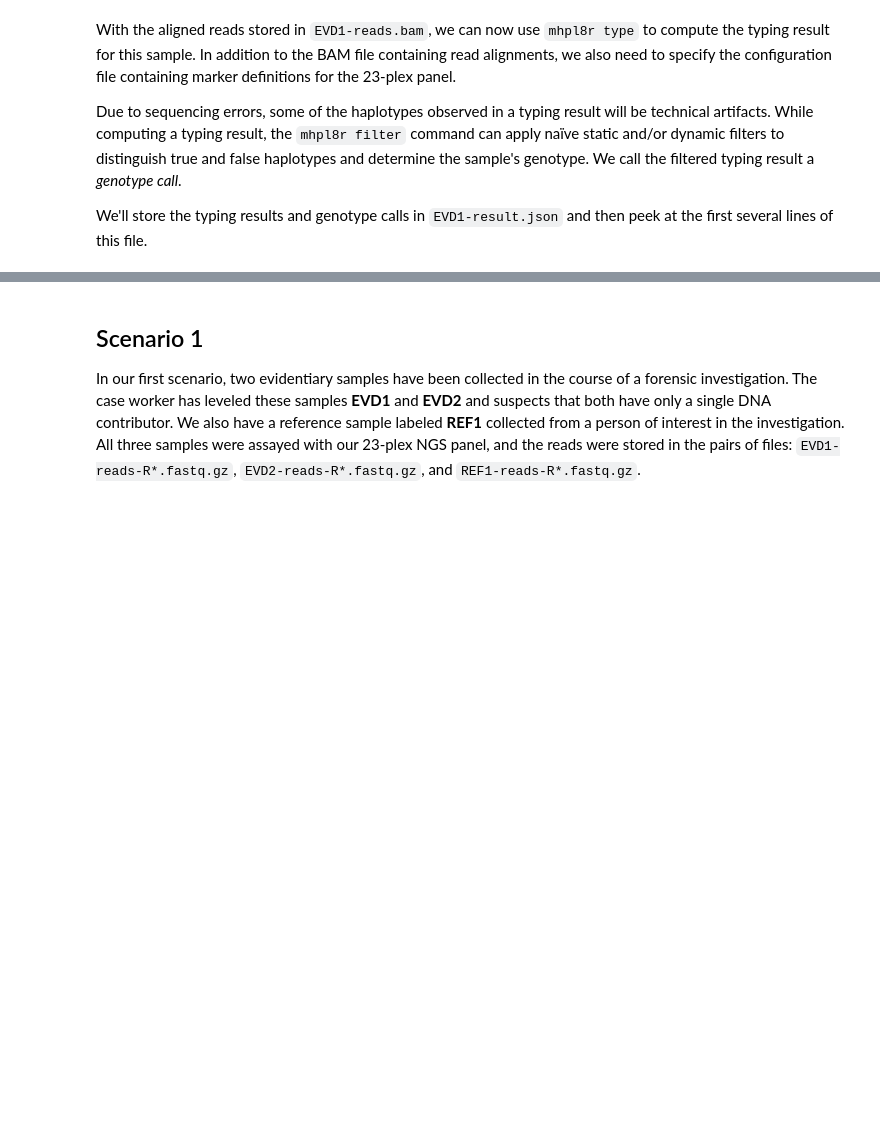
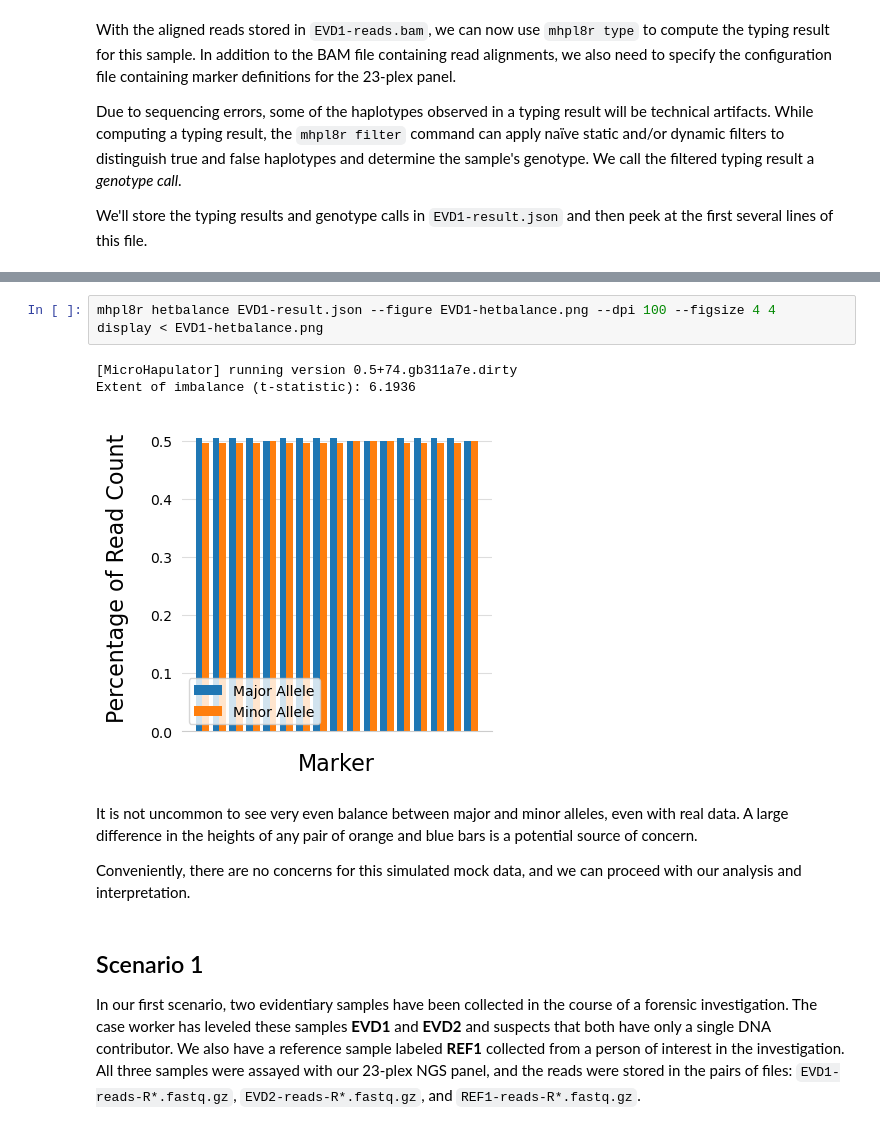
Before and after one commit to bioforensics/MicroHapulator, a Jupyter notebook: binder/demo.ipynb, the cells around one changed output, grey strips where cells are left out. Drawn from its saved outputs; the diff is of its cells as text; blank space fills up the shorter version.

```diff
--- a/binder/demo.ipynb
+++ b/binder/demo.ipynb
@@ -140,3 +216,15 @@ But observing no significant imbalance, we can proceed with our analysis and int
+# %%
+mhpl8r hetbalance EVD1-result.json --figure EVD1-hetbalance.png --dpi 100 --figsize 4 4
+display < EVD1-hetbalance.png
+# %% [output]
+[MicroHapulator] running version 0.5+74.gb311a7e.dirty
+Extent of imbalance (t-statistic): 6.1936
+[figure, added]
+# %% [markdown]
+It is not uncommon to see very even balance between major and minor alleles, even with real data.
+A large difference in the heights of any pair of orange and blue bars is a potential source of concern.
+
+Conveniently, there are no concerns for this simulated mock data, and we can proceed with our analysis and interpretation.
 # %% [markdown]
 ## Scenario 1
 
```
Also changed, not shown: parts of 40 cells of this notebook, 17 other files.
